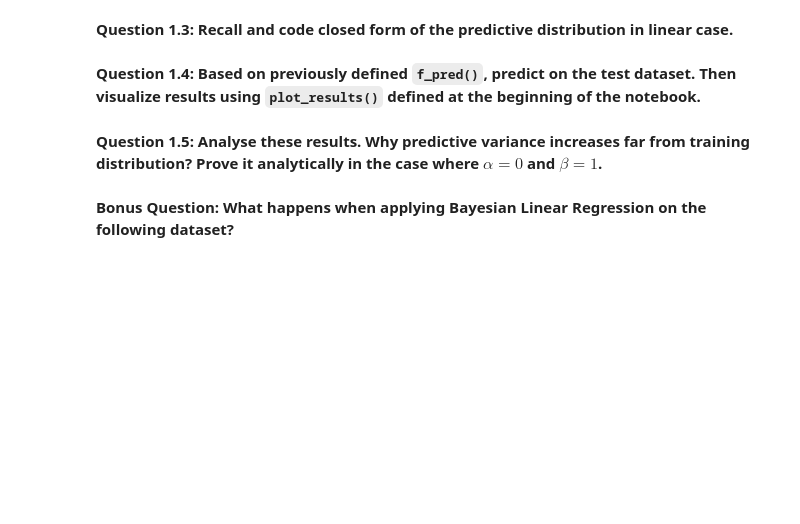
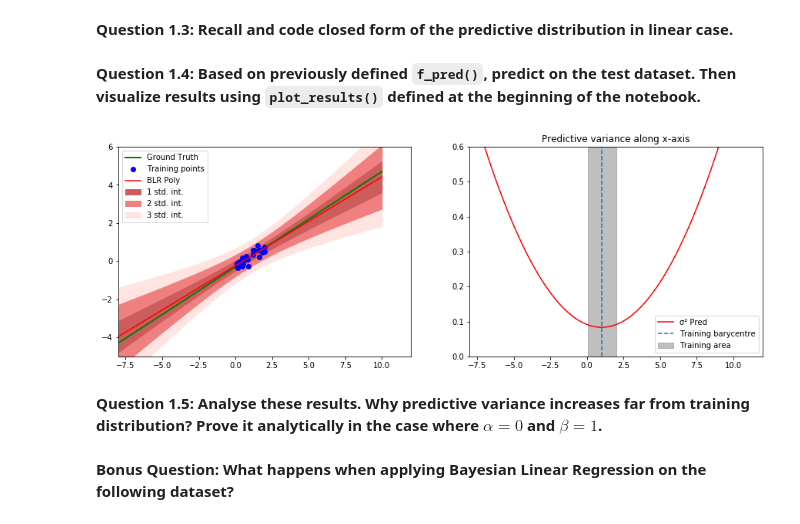
Before and after one commit to JojoLt/RDFIA, a Jupyter notebook: TME/bayesian_deep_learning/TP1_Bayesian_Linear_Regression.ipynb, the cells around one changed output. Saved outputs shown, nothing was run; the diff lists cells and outputs as text; code cells hidden in the pictures; blank space fills up the shorter version.

```diff
--- a/TME/bayesian_deep_learning/TP1_Bayesian_Linear_Regression.ipynb
+++ b/TME/bayesian_deep_learning/TP1_Bayesian_Linear_Regression.ipynb
@@ -181,9 +218,19 @@ def closed_form(func, X_train, y_train, alpha, beta):
     Returns:
       (function) prediction function, returning itself both mean and std
     """
+    phi = func(X_train)
+    alpha = dataset_linear['ALPHA']
+    beta = dataset_linear['BETA']
+    sigma_N= np.linalg.inv(alpha*np.identity(phi.shape[1])+beta*np.dot(phi.T,phi))
+    mu_N = beta*np.dot(sigma_N,np.dot(phi.T,y_train))
+    mu_N = mu_N.reshape(mu_N.shape[0],1)
+    #print(np.shape(mu_N))
+    #print(np.shape(sigma_N))
+    def f_model(x) :
 
-    #TO DO
-    def f_model(x) :
-        return 0
+        mu = np.dot(func(x),mu_N)
+        std = (1/beta) + np.dot(func(x),np.dot(sigma_N,func(x).T))
+
+        return mu,np.sqrt(std)
 
     return f_model
@@ -193,2 +237,12 @@ f_pred = closed_form(phi_linear, dataset_linear['X_train'], dataset_linear['y_tr
+# %%
+f_pred = closed_form(phi_linear, dataset_linear['X_train'], dataset_linear['y_train'],
+                     dataset_linear['ALPHA'], dataset_linear['BETA'])
+
+y_pred = np.array([])
+sigma = np.array([])
+for x in dataset_linear['X_test']:
+    m,s = f_pred(x)
+    y_pred = np.concatenate((y_pred,m[0]))
+    sigma = np.concatenate((sigma,s[0]))
 # %% [markdown]
 **Question 1.4: Based on previously defined ``f_pred()``, predict on the test dataset. Then visualize results using ``plot_results()`` defined at the beginning of the notebook.**
@@ -197,3 +249,8 @@ f_pred = closed_form(phi_linear, dataset_linear['X_train'], dataset_linear['y_tr
+# %%
+plot_results(dataset_linear['X_train'], dataset_linear['y_train'], dataset_linear['X_test'],dataset_linear['y_test'], y_pred, sigma,
+                 xmin=-8, xmax=12, ymin=-5, ymax=6, stdmin=0, stdmax=0.6)
+# %% [output]
+[figure, added]
 # %% [markdown]
 **Question 1.5: Analyse these results. Why predictive variance increases far from training distribution? Prove it analytically in the case where $\alpha=0$ and $\beta=1$.**
 # %% [markdown]
```
Also changed, not shown: parts of 7 cells of this notebook, 1 other file.
